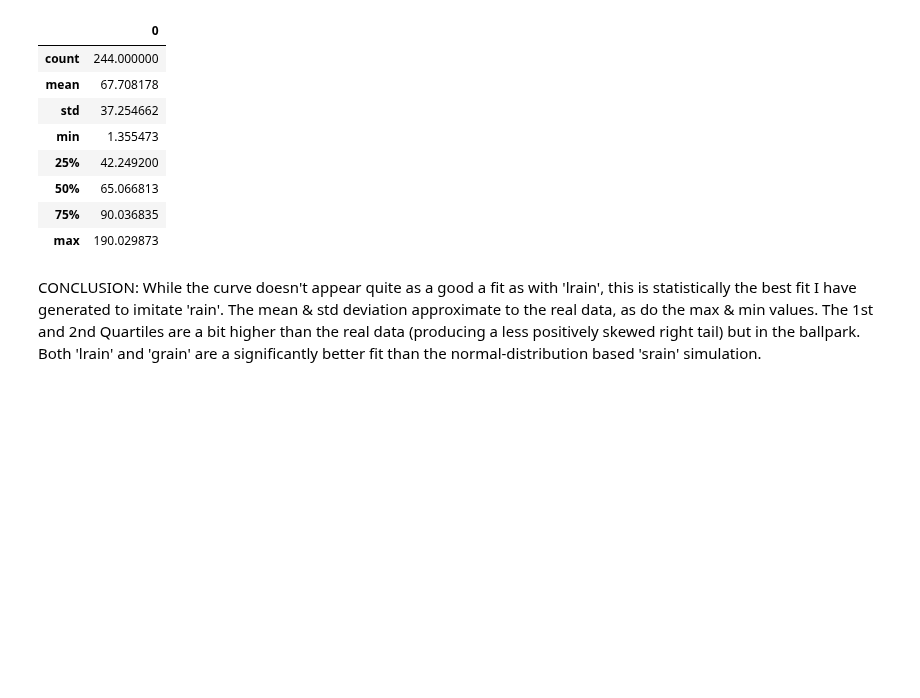
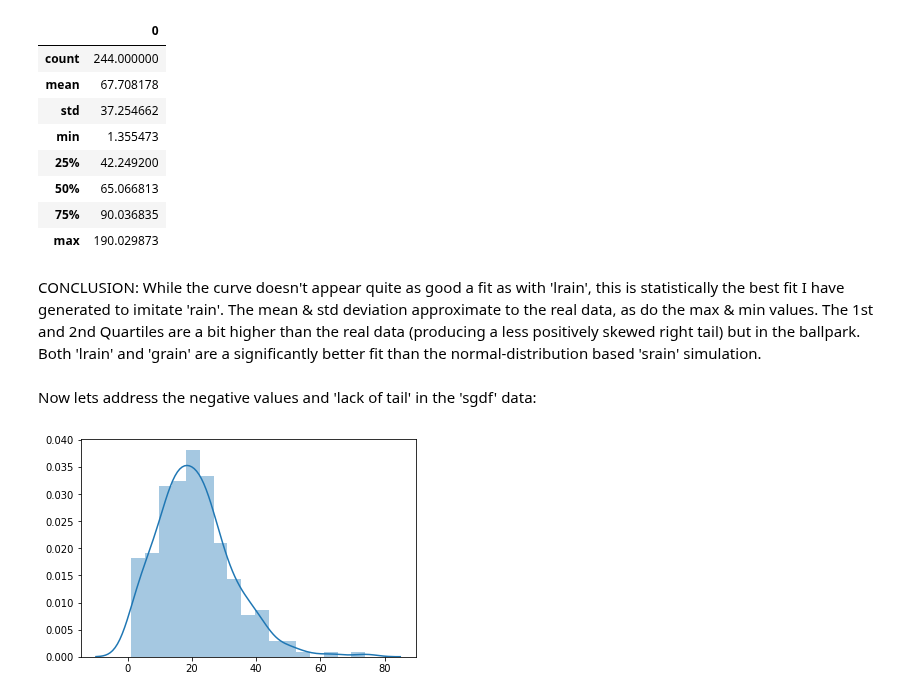
Before and after one commit to Aqua5lad/PDA-Dec-Project, a Jupyter notebook: PDA Project Dec 2018.ipynb, the cells around one changed output. Saved outputs shown, nothing was run; the diff lists cells and outputs as text; code cells hidden in the pictures; blank space fills up the shorter version.

Commit message:
Gaussian rain & gdf

```diff
--- a/PDA Project Dec 2018.ipynb
+++ b/PDA Project Dec 2018.ipynb
@@ -738,4 +746,29 @@ grain.describe()
 | 75% | 90.036835 |
 | max | 190.029873 |
 # %% [markdown]
-CONCLUSION: While the curve doesn't appear quite as a good a fit as with 'lrain', this is statistically the best fit I have generated to imitate 'rain'. The mean & std deviation approximate to the real data, as do the max & min values. The 1st and 2nd Quartiles are a bit higher than the real data (producing a less positively skewed right tail) but in the ballpark. Both 'lrain' and 'grain' are a significantly better fit than the normal-distribution based 'srain' simulation.
+CONCLUSION: While the curve doesn't appear quite as good a fit as with 'lrain', this is statistically the best fit I have generated to imitate 'rain'. The mean & std deviation approximate to the real data, as do the max & min values. The 1st and 2nd Quartiles are a bit higher than the real data (producing a less positively skewed right tail) but in the ballpark. Both 'lrain' and 'grain' are a significantly better fit than the normal-distribution based 'srain' simulation.
+# %% [markdown]
+Now lets address the negative values and 'lack of tail' in the 'sgdf' data:
+# %%
+# https://machinelearningmastery.com/how-to-transform-data-to-fit-the-normal-distribution/
+# histogram plot of a small sample with a preset mean standard deviation
+from numpy.random import seed
+from numpy.random import randn
+from matplotlib import pyplot
+# seed the random number generator
+seed(68)
+# generate a univariate data sample
+# SD 1st, sample size, Mean last
+ggdf = 11.74 * randn(257) + 18.06
+# add long tail
+tail = 10 + (randn(10) * 100)
+ggdf = np.append(ggdf, tail)
+# trim values to exclude negatives
+ggdf = [x for x in ggdf if x >1]
+# trim values to a max limit
+ggdf = [x for x in ggdf if x <80]
+# %%
+# Plot the new distribution for Gausian gdf - 'ggdf'
+sns.distplot(ggdf);
+# %% [output]
+[figure, added]
```
Also changed, not shown: parts of 8 cells of this notebook.
